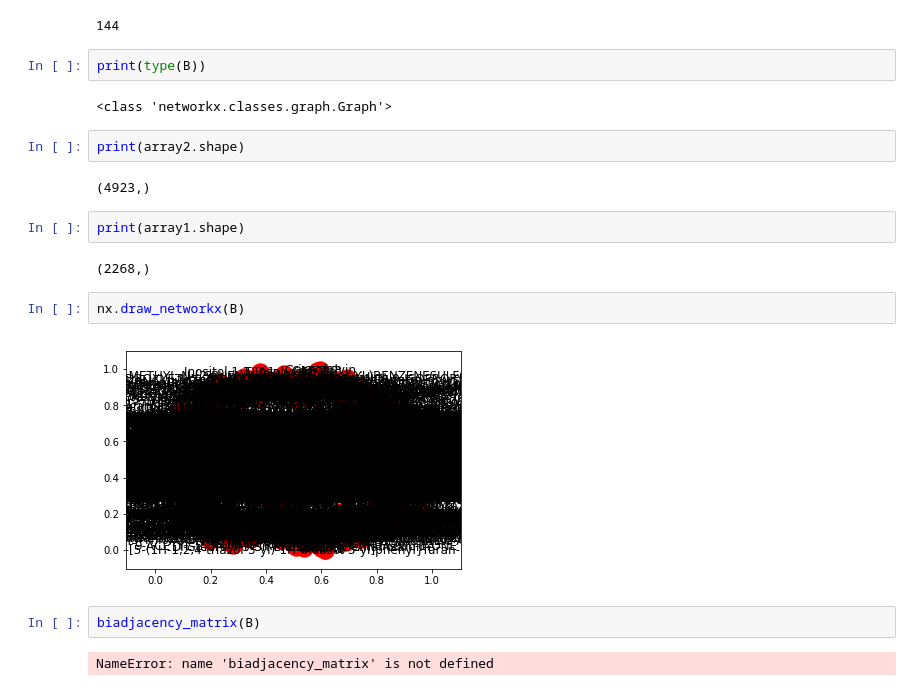
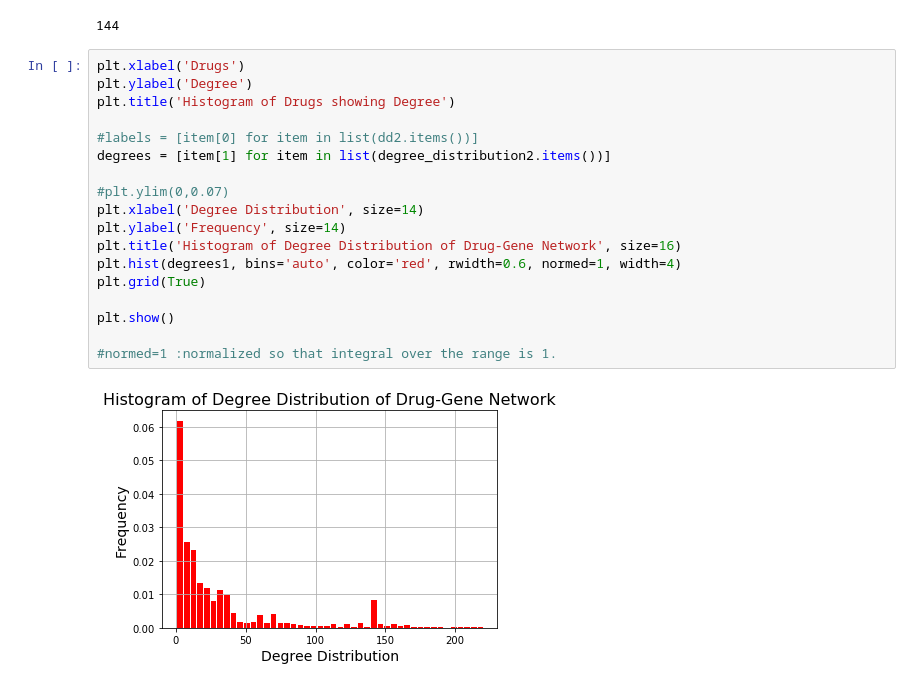
Before and after one commit to swan-h/Drug-gene-patient-network, a Jupyter notebook: data cleaning 3 & Networkx-Copy1.ipynb, the cells around one changed output. Drawn from its saved outputs; the diff is of its cells as text.

```diff
--- a/data cleaning 3 & Networkx-Copy1.ipynb
+++ b/data cleaning 3 & Networkx-Copy1.ipynb
@@ -452,23 +431,23 @@ max(degree_distribution2, key=degree_distribution2.get)
 degree_distribution2['NADH']
 # %% [output]
 144
-# %%
-print(type(B))
-# %% [output]
-<class 'networkx.classes.graph.Graph'>
-# %%
-print(array2.shape)
-# %% [output]
-(4923,)
-# %%
-print(array1.shape)
-# %% [output]
-(2268,)
-# %%
-nx.draw_networkx(B)
-# %% [output]
-[figure, removed]
-# %%
-biadjacency_matrix(B)
-# %% [output]
-NameError: name 'biadjacency_matrix' is not defined
+# %%
+plt.xlabel('Drugs')
+plt.ylabel('Degree')
+plt.title('Histogram of Drugs showing Degree')
+
+#labels = [item[0] for item in list(dd2.items())]
+degrees = [item[1] for item in list(degree_distribution2.items())]
+
+#plt.ylim(0,0.07)
+plt.xlabel('Degree Distribution', size=14)
+plt.ylabel('Frequency', size=14)
+plt.title('Histogram of Degree Distribution of Drug-Gene Network', size=16)
+plt.hist(degrees1, bins='auto', color='red', rwidth=0.6, normed=1, width=4)
+plt.grid(True)
+
+plt.show()
+
+#normed=1 :normalized so that integral over the range is 1.
+# %% [output]
+[figure, added]
```
Also changed, not shown: parts of 4 cells of this notebook, 1 other file.
